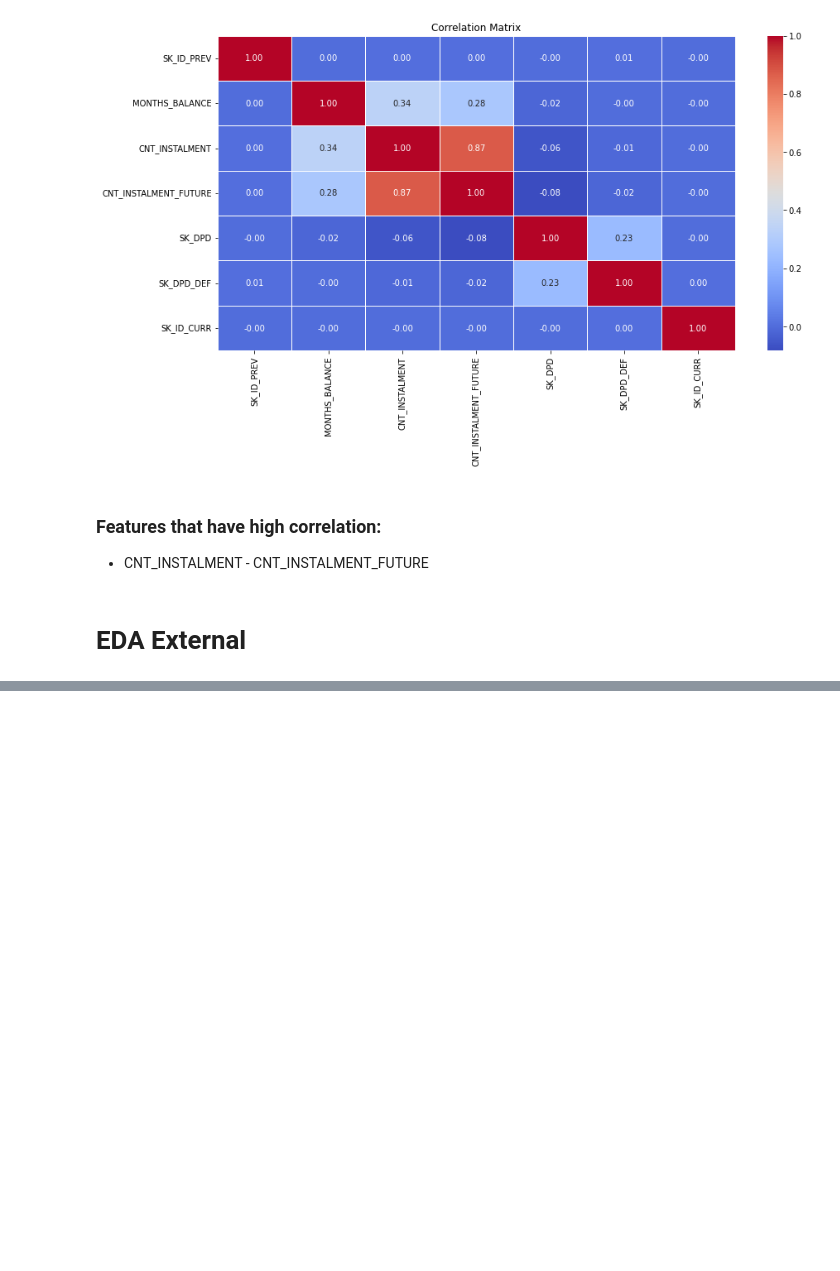
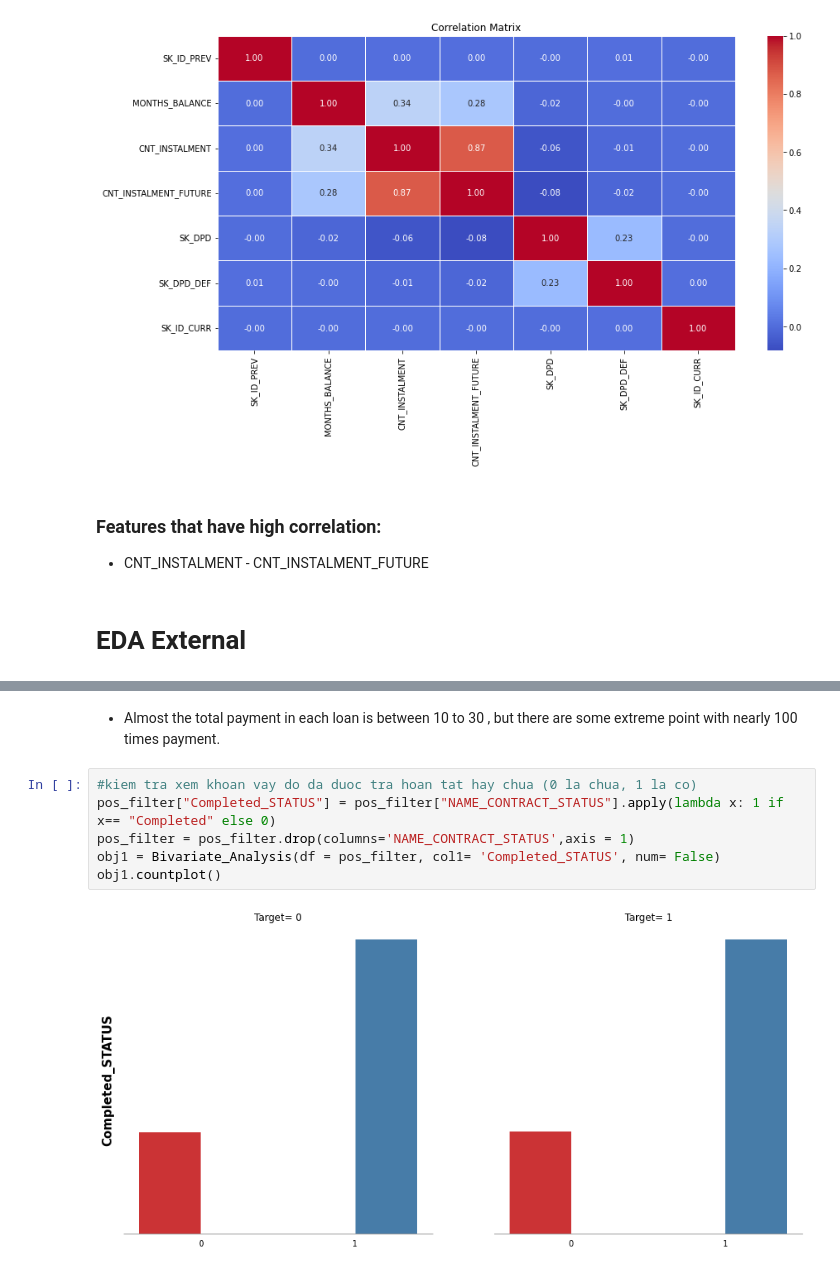
Before and after one commit to dunp7/Home-Default-Credit-Risk, a Jupyter notebook: Cleaning + EDA/POS_Cash_Balance.ipynb, the cells around one changed output, grey strips where cells are left out. Saved outputs shown, nothing was run; the diff lists cells and outputs as text; blank space fills up the shorter version.

```diff
--- a/Cleaning + EDA/POS_Cash_Balance.ipynb
+++ b/Cleaning + EDA/POS_Cash_Balance.ipynb
@@ -145,0 +163,10 @@ for col in num_data.iloc[:,1:5]:
+# %% [markdown]
+* Almost the total payment in each loan is between 10 to 30 , but there are some extreme point with nearly 100 times payment.
+# %%
+#kiem tra xem khoan vay do da duoc tra hoan tat hay chua (0 la chua, 1 la co)
+pos_filter["Completed_STATUS"] = pos_filter["NAME_CONTRACT_STATUS"].apply(lambda x: 1 if x== "Completed" else 0)
+pos_filter = pos_filter.drop(columns='NAME_CONTRACT_STATUS',axis = 1)
+obj1 = Bivariate_Analysis(df = pos_filter, col1= 'Completed_STATUS', num= False)
+obj1.countplot()
+# %% [output]
+[figure, added]
```
Also changed, not shown: parts of 15 cells of this notebook, 2 other files.
